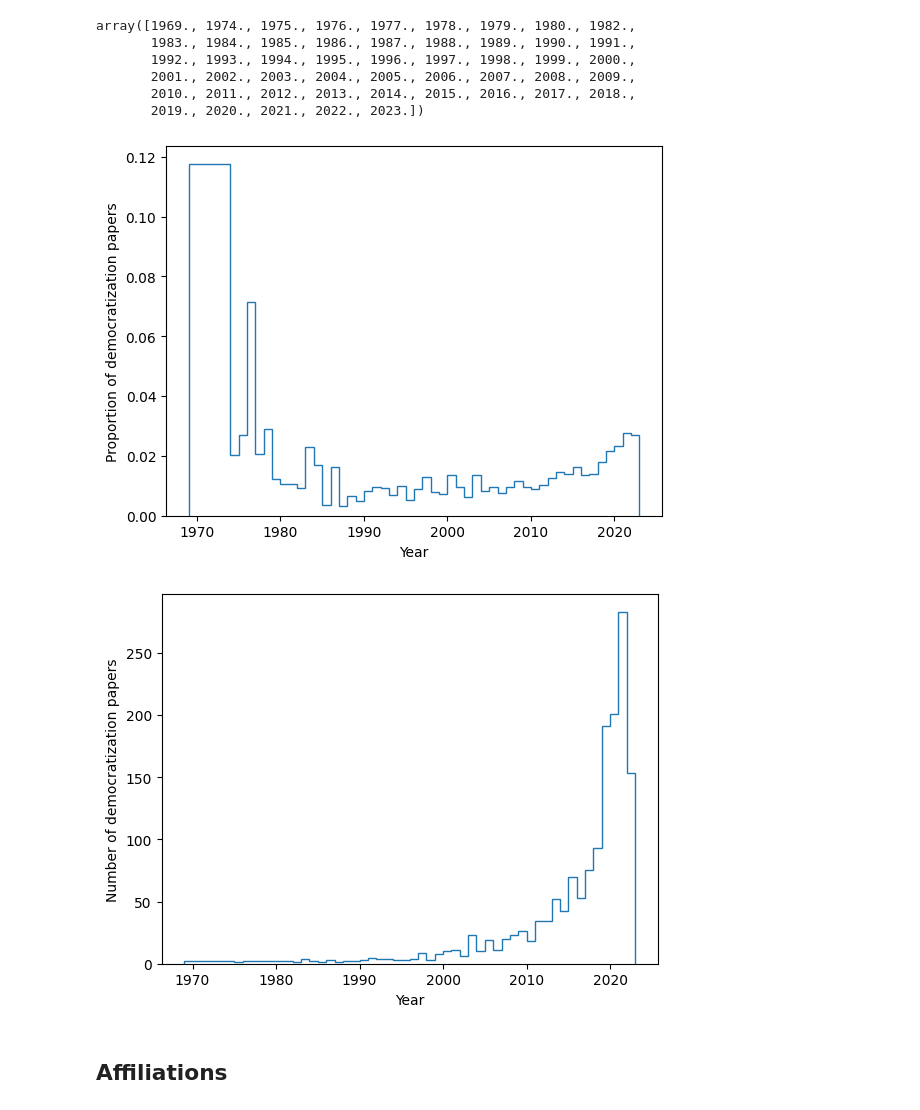
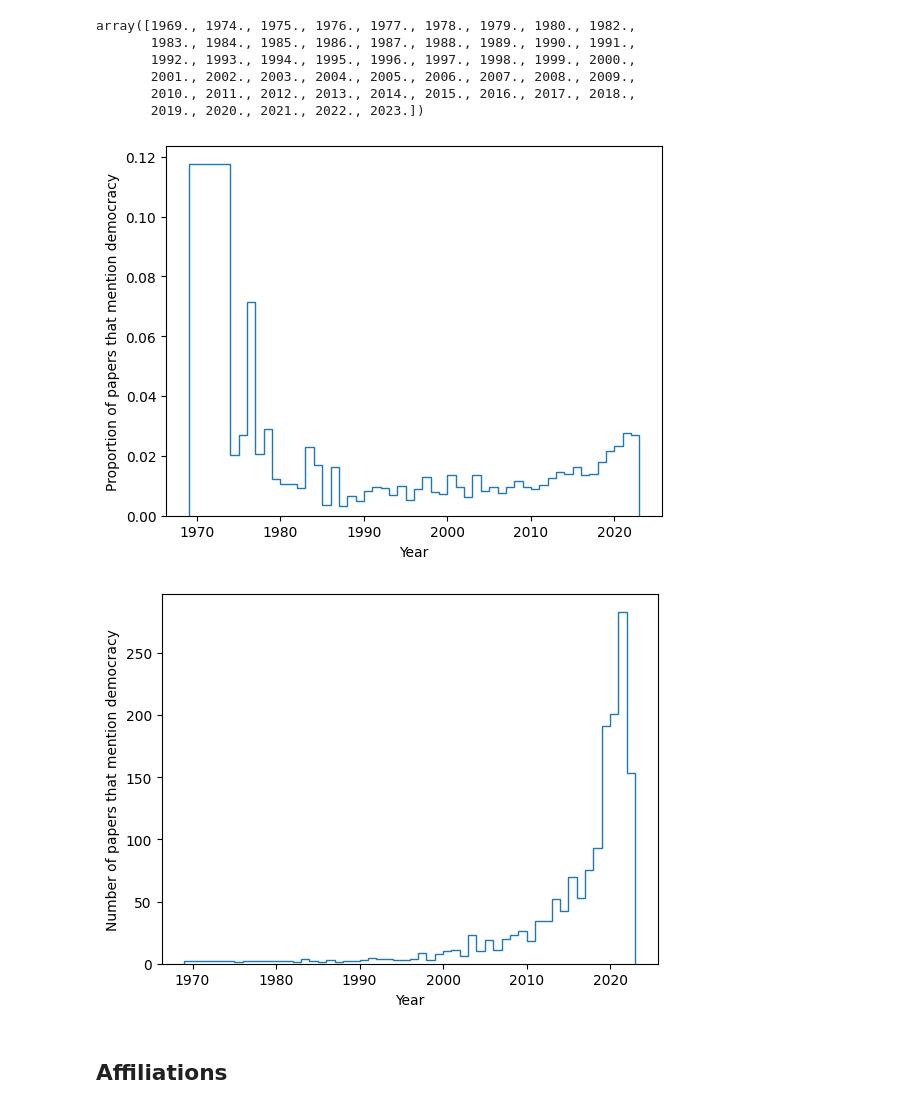
Before and after one commit to ArjunSubramonian/democratization-nlp, a Jupyter notebook: explore-papers.ipynb, the cells around one changed output. Cells and saved outputs as stored; diff of their text form; code cells hidden in the pictures.

```diff
--- a/explore-papers.ipynb
+++ b/explore-papers.ipynb
@@ -151,16 +135,16 @@ array([1969., 1974., 1975., 1976., 1977., 1978., 1979., 1980., 1982.,
 # %%
 plt.stairs((filtered_counts / denom)[filtered_uniq > 1970], filtered_uniq[filtered_uniq >= 1969])
 plt.xlabel("Year")
-plt.ylabel("Proportion of democratization papers")
+plt.ylabel("Proportion of papers that mention democracy")
 plt.show()
 
 plt.stairs(filtered_counts[filtered_uniq > 1970], filtered_uniq[filtered_uniq >= 1969])
 plt.xlabel("Year")
-plt.ylabel("Number of democratization papers")
+plt.ylabel("Number of papers that mention democracy")
 plt.show()
 # %% [output]
-[figure, old version]
+[figure, new version]
-[figure, old version]
+[figure, new version]
 # %% [markdown]
 ## Affiliations
 # %%
```
Also changed, not shown: parts of 9 cells of this notebook.
